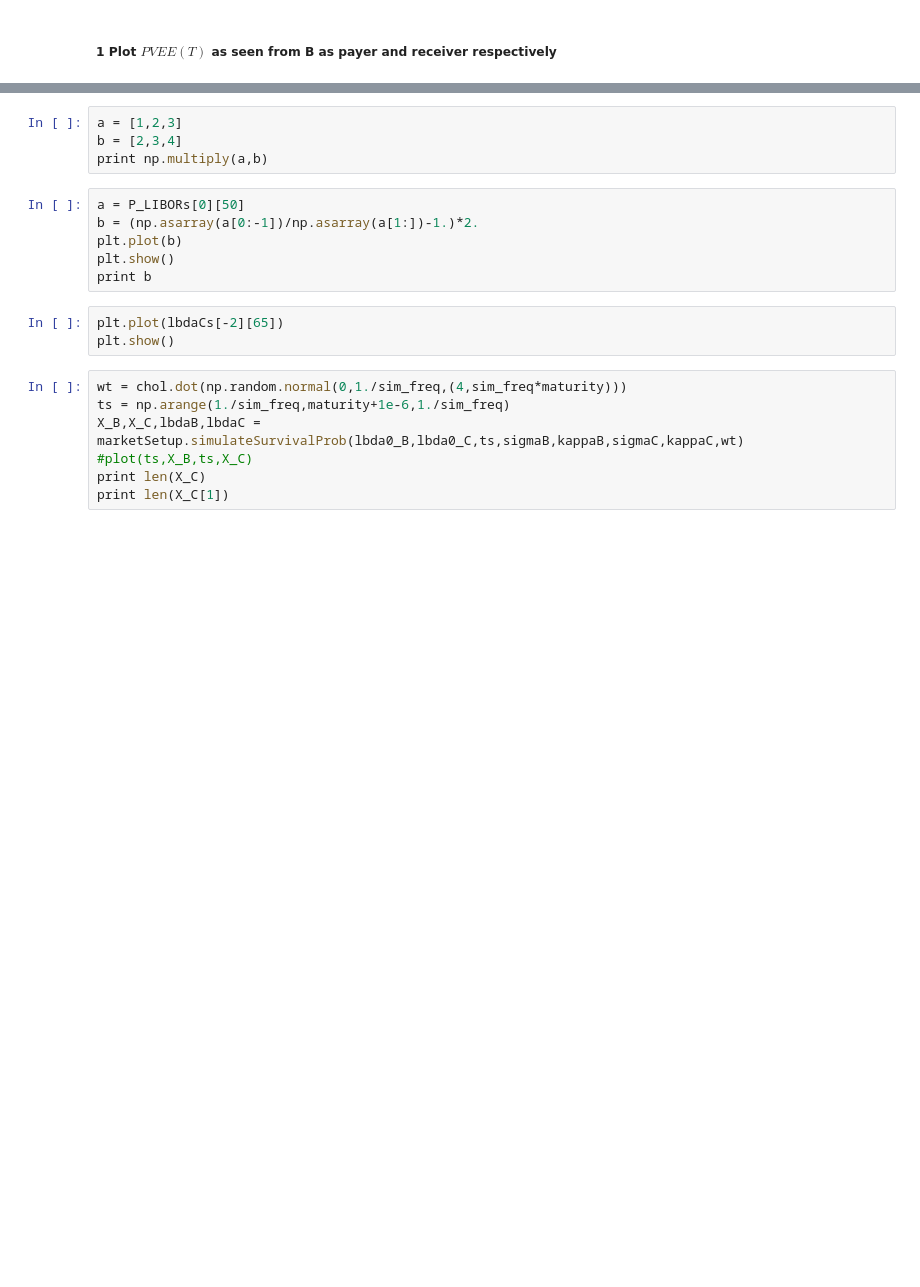
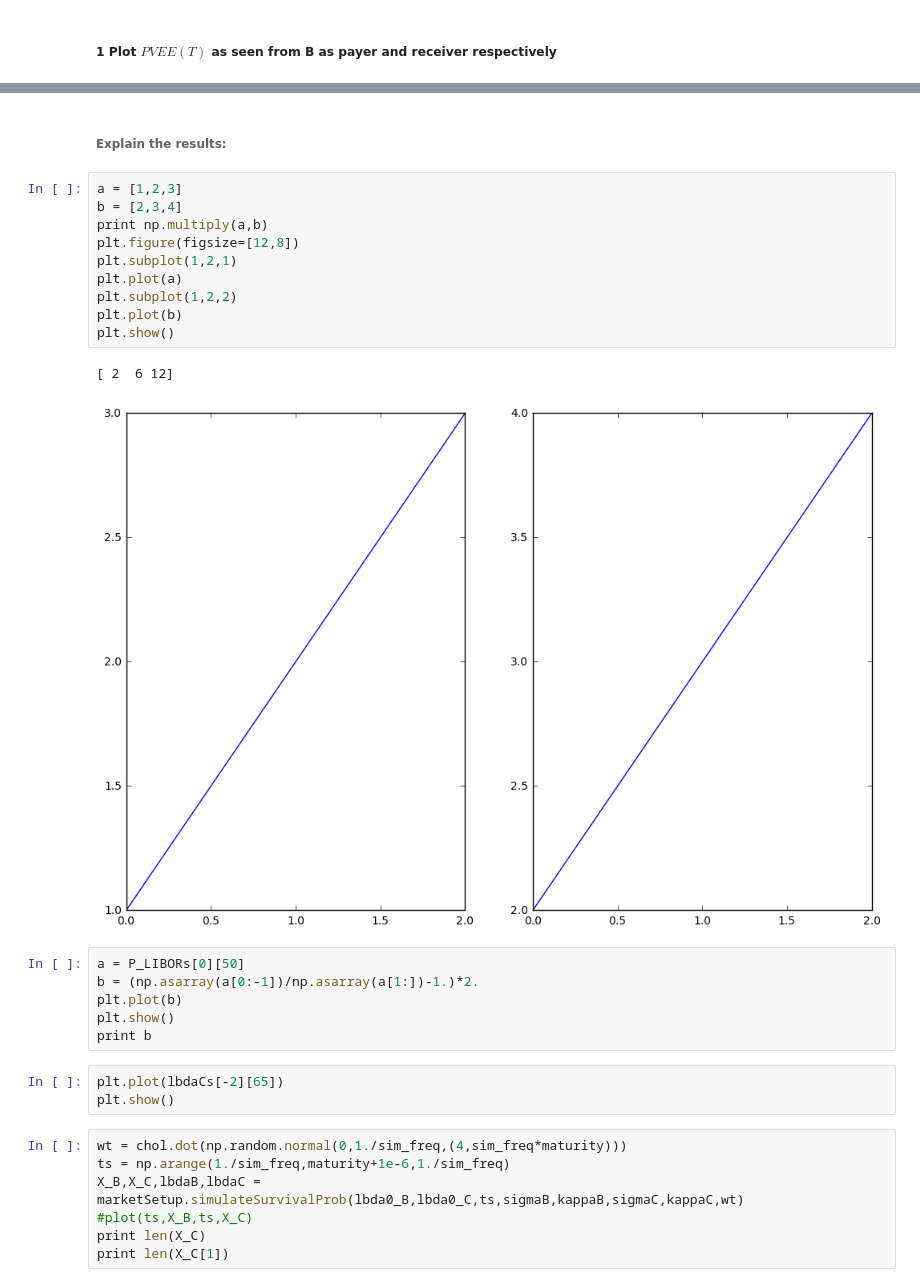
Before and after one commit to lejingxu/CVA_IMM_RegulationProject, a Jupyter notebook: Regulation_Project_Group_4-Copy1.ipynb, the cells around one changed output, grey strips where cells are left out. Cells and saved outputs as stored; diff of their text form; blank space fills up the shorter version.

```diff
--- a/Regulation_Project_Group_4-Copy1.ipynb
+++ b/Regulation_Project_Group_4-Copy1.ipynb
@@ -144,7 +244,18 @@ Unilateral CVA as a receiver for B is 0.000462550167221
+# %% [markdown]
+###### Explain the results:
 # %%
 a = [1,2,3]
 b = [2,3,4]
 print np.multiply(a,b)
+plt.figure(figsize=[12,8])
+plt.subplot(1,2,1)
+plt.plot(a)
+plt.subplot(1,2,2)
+plt.plot(b)
+plt.show()
+# %% [output]
+[ 2  6 12]
+[figure, added]
 # %%
 a = P_LIBORs[0][50]
 b = (np.asarray(a[0:-1])/np.asarray(a[1:])-1.)*2.
```
Also changed, not shown: parts of 9 cells of this notebook, 3 other files.
